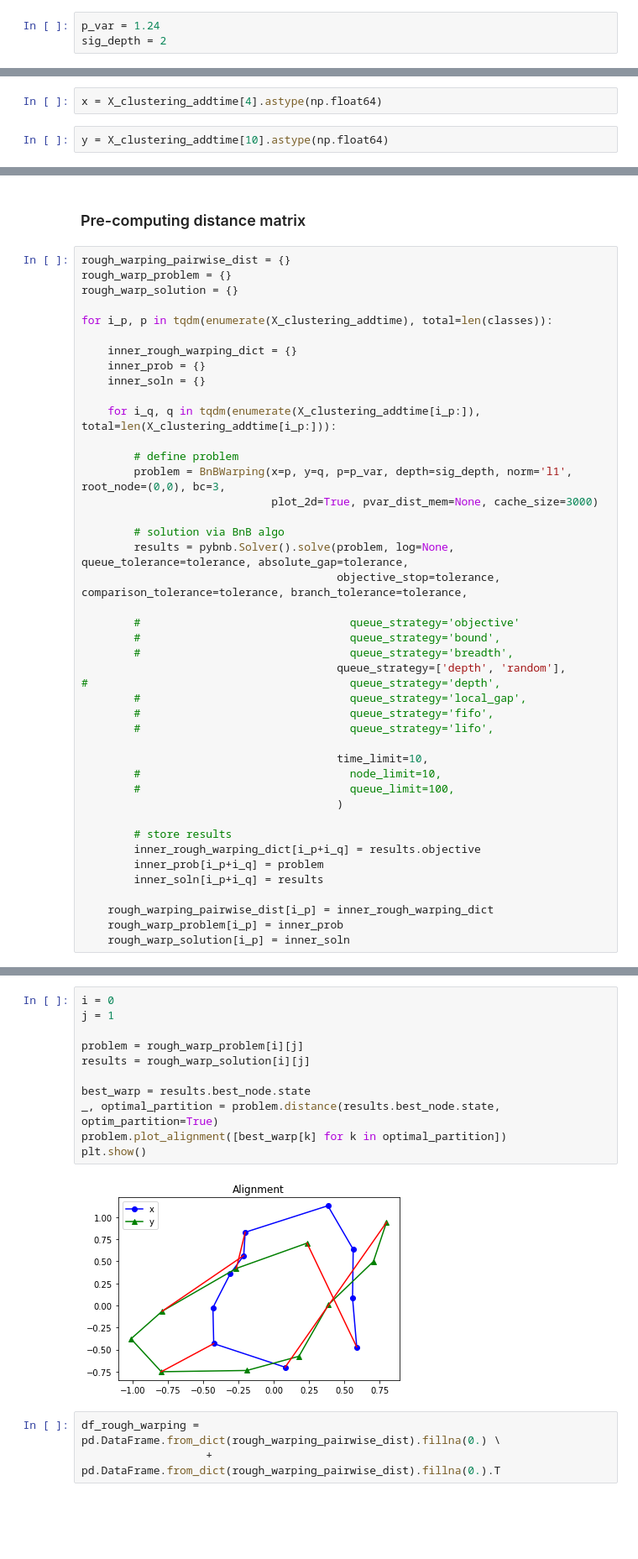
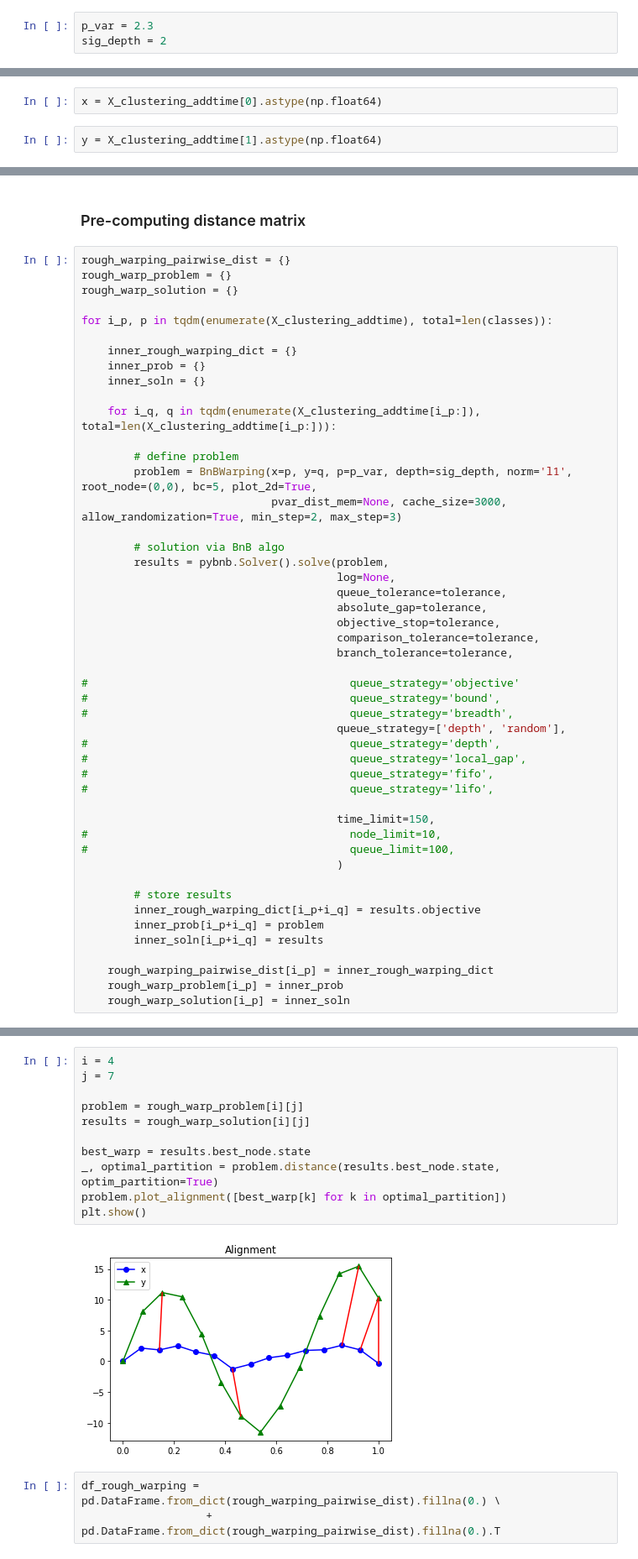
Before and after one commit to mindychen213/warped-p-variation, a Jupyter notebook: Branch-and-Bound/examples/sine_waves_clustering.ipynb, the cells around one changed output, grey strips where cells are left out. Shown: that part at 84% size. Saved outputs shown, nothing was run; the diff lists cells and outputs as text; blank space fills up the shorter version.

```diff
--- a/Branch-and-Bound/examples/sine_waves_clustering.ipynb
+++ b/Branch-and-Bound/examples/sine_waves_clustering.ipynb
@@ -181,15 +318,15 @@ plotly.offline.plot(data, filename = 'DTW_tSNE.html')
 # %% [markdown]
 # Clustering: Warped rough p-variation distance
 # %%
-p_var = 1.24
+p_var = 2.3
 sig_depth = 2
 # %%
 X_clustering_addtime = AddTime().fit_transform(X_clustering)
 # %% [markdown]
 ### Test on one couple of paths
 # %%
-x = X_clustering_addtime[4].astype(np.float64)
+x = X_clustering_addtime[0].astype(np.float64)
 # %%
-y = X_clustering_addtime[10].astype(np.float64)
+y = X_clustering_addtime[1].astype(np.float64)
 # %%
 problem = BnBWarping(x=x, y=y, p=p_var, depth=sig_depth, norm='l1', root_node=(0,0),
@@ -237,25 +380,30 @@ for i_p, p in tqdm(enumerate(X_clustering_addtime), total=len(classes)):
     for i_q, q in tqdm(enumerate(X_clustering_addtime[i_p:]), total=len(X_clustering_addtime[i_p:])):
 
         # define problem
-        problem = BnBWarping(x=p, y=q, p=p_var, depth=sig_depth, norm='l1', root_node=(0,0), bc=3,
-                             plot_2d=True, pvar_dist_mem=None, cache_size=3000)
+        problem = BnBWarping(x=p, y=q, p=p_var, depth=sig_depth, norm='l1', root_node=(0,0), bc=5, plot_2d=True,
+                             pvar_dist_mem=None, cache_size=3000, allow_randomization=True, min_step=2, max_step=3)
 
         # solution via BnB algo
-        results = pybnb.Solver().solve(problem, log=None, queue_tolerance=tolerance, absolute_gap=tolerance,
-                                       objective_stop=tolerance, comparison_tolerance=tolerance, branch_tolerance=tolerance,
+        results = pybnb.Solver().solve(problem,
+                                       log=None,
+                                       queue_tolerance=tolerance,
+                                       absolute_gap=tolerance,
+                                       objective_stop=tolerance,
+                                       comparison_tolerance=tolerance,
+                                       branch_tolerance=tolerance,
 
-        #                                queue_strategy='objective'
-        #                                queue_strategy='bound',
-        #                                queue_strategy='breadth',
+#                                        queue_strategy='objective'
+#                                        queue_strategy='bound',
+#                                        queue_strategy='breadth',
                                        queue_strategy=['depth', 'random'],
 #                                        queue_strategy='depth',
-        #                                queue_strategy='local_gap',
-        #                                queue_strategy='fifo',
-        #                                queue_strategy='lifo',
+#                                        queue_strategy='local_gap',
+#                                        queue_strategy='fifo',
+#                                        queue_strategy='lifo',
 
-                                       time_limit=10,
-        #                                node_limit=10,
-        #                                queue_limit=100,
+                                       time_limit=150,
+#                                        node_limit=10,
+#                                        queue_limit=100,
                                        )
 
         # store results
@@ -275,16 +431,16 @@ for i_p, p in tqdm(enumerate(X_clustering_addtime), total=len(classes)):
 # %%
-i = 0
-j = 1
+i = 4
+j = 7
 
 problem = rough_warp_problem[i][j]
 results = rough_warp_solution[i][j]
 
 best_warp = results.best_node.state
 _, optimal_partition = problem.distance(results.best_node.state, optim_partition=True)
 problem.plot_alignment([best_warp[k] for k in optimal_partition])
 plt.show()
 # %% [output]
-[figure, old version]
+[figure, new version]
 # %%
 df_rough_warping = pd.DataFrame.from_dict(rough_warping_pairwise_dist).fillna(0.) \
                    + pd.DataFrame.from_dict(rough_warping_pairwise_dist).fillna(0.).T
```
Also changed, not shown: parts of 47 cells of this notebook, 6 other files.
